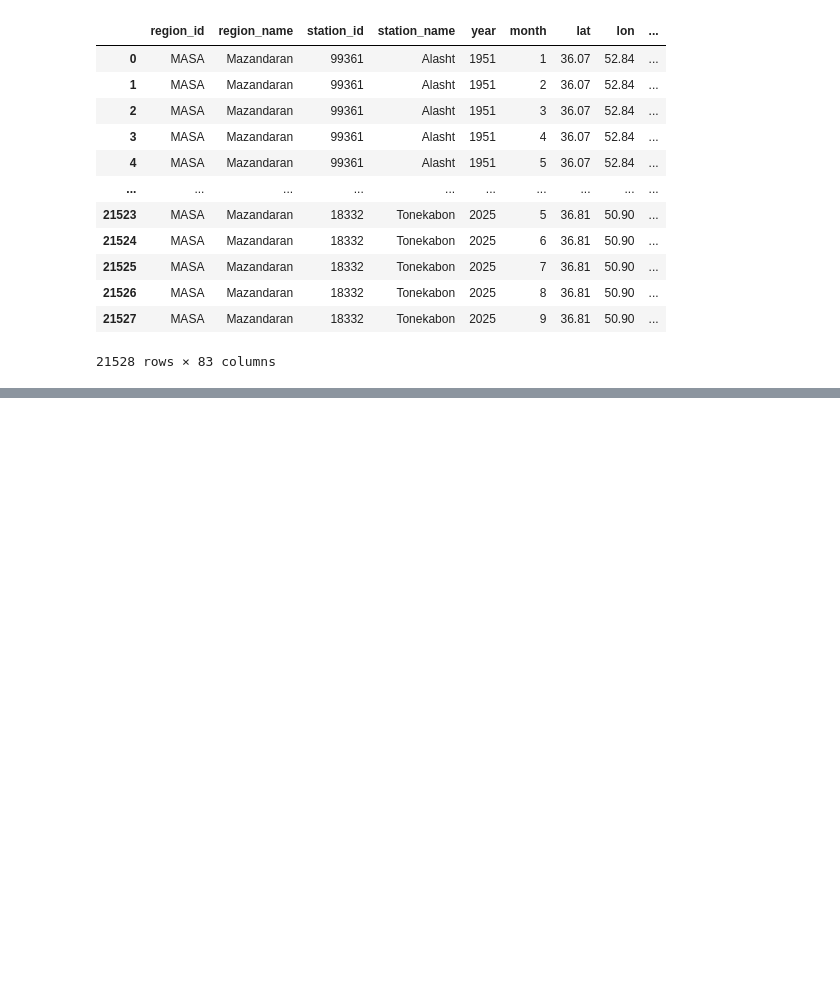
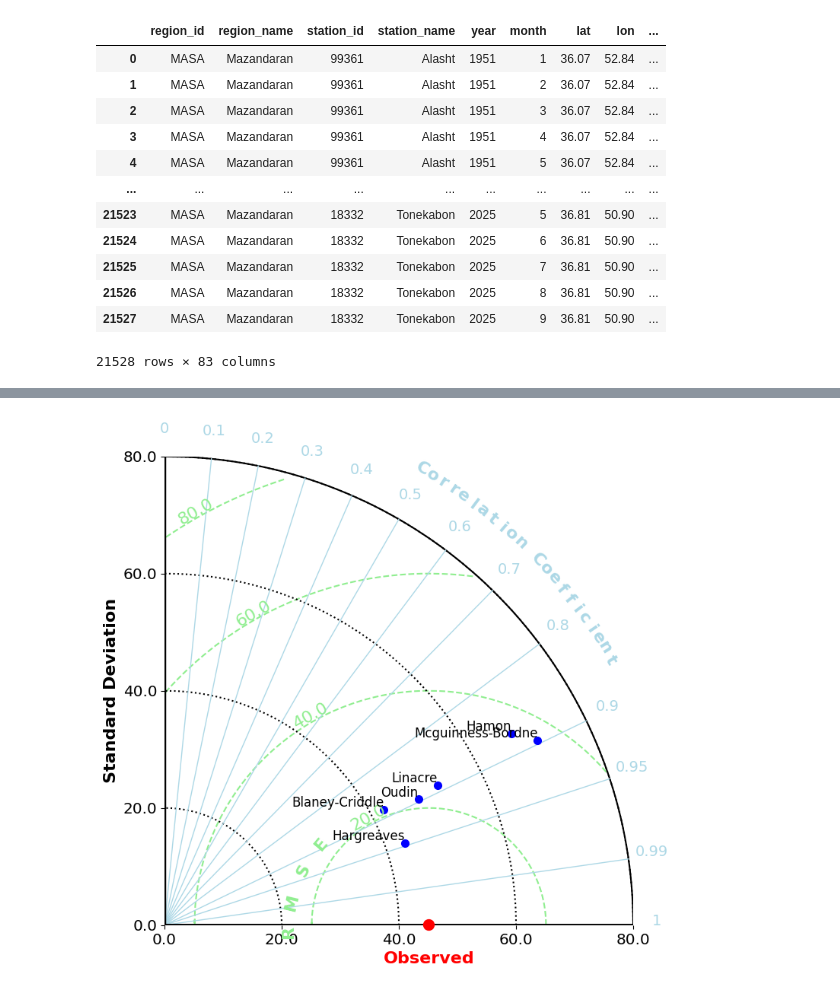
Before and after one commit to hydrocodeir/Potential-Evapotranspiration, a Jupyter notebook: src/03_ٍExport_ETo.ipynb, the cells around one changed output, grey strips where cells are left out. Cells and saved outputs as stored; diff of their text form; code cells hidden in the pictures; blank space fills up the shorter version.

```diff
--- a/src/03_ٍExport_ETo.ipynb
+++ b/src/03_ٍExport_ETo.ipynb
@@ -22,7 +24,7 @@ pd.set_option('display.max_colwidth', None)
 # %% [markdown]
 # Load Data
 # %%
-FOLDER_PATH = "D:\\Pooya\\Storegs\\Dropbox\\IRIMO\Export\\"
+FOLDER_PATH = "C:\\Users\\Pooya\\Dropbox\\IRIMO\\Export\\"
 monthly_data = pd.read_parquet(path=FOLDER_PATH + "Iran_Monthly_ETo_1951_2025.parquet")
 monthly_daily_data = pd.read_parquet(path=FOLDER_PATH + "Iran_Monthly_Daily_ETo_1951_2025.parquet")
 # %% [markdown]
@@ -68,3 +70,6 @@ monthly_daily_data_selected
 | 21526 | MASA | Mazandaran | 18332 | Tonekabon | 2025 | 8 | 36.81 | 50.90 | ... |
 | 21527 | MASA | Mazandaran | 18332 | Tonekabon | 2025 | 9 | 36.81 | 50.90 | ... |
 21528 rows × 83 columns
+# %%
+df = monthly_daily_data_selected.dropna(subset=["FAO-56"])
+df
@@ -70,0 +113,56 @@ monthly_daily_data_selected
+# %%
+model_names = ['Blaney-Criddle', 'Hamon', 'Linacre', 'Mcguinness-Bordne', 'Hargreaves', 'Oudin']
+stddevs = []
+correlations = []
+rmses = []
+std_obss = []
+
+for model in model_names:
+    valid_data = df[['FAO-56', f"{model}"]].dropna()
+    observed = valid_data['FAO-56'].values
+    modeled = valid_data[f"{model}"].values
+
+    std_model = np.std(modeled)
+    std_obs = np.std(observed)
+    cor = np.corrcoef(observed, modeled)[0, 1]
+    # rmse = np.sqrt(std_model**2 + std_obs**2 - 2 * std_model * std_obs * cor)
+    rmse = np.sqrt(np.mean((observed - modeled) ** 2))
+
+    stddevs.append(std_model)
+    correlations.append(cor)
+    rmses.append(rmse)
+    std_obss.append(std_obs)
+
+
+stddevs.insert(0, np.std(df[['FAO-56']].dropna()).values[0])
+rmses.insert(0, 0)
+correlations.insert(0, 1)
+
+stddevs = np.array(stddevs)
+correlations = np.array(correlations)
+rmses = np.array(rmses)
+std_obss = np.array(std_obss)
+
+plt.rcParams.update({'font.size': 14})
+fig, ax = plt.subplots(figsize=(8, 8))
+sm.taylor_diagram(
+    stddevs, rmses, correlations,
+    markerdisplayed='marker',
+    markerLabel=['Observed'] + model_names,
+    markerColor='blue',
+    markerSize=14,
+    colCOR='lightblue',
+    colrms='lightgreen',
+    colstd='black',
+    styleCOR='-',
+    widthCOR=1,
+    titleOBS='Observed',
+    # styleOBS='-',
+    colOBS='red',
+    labelrms="RMSE",
+    markerobs = 'o'
+)
+# plt.legend(loc="upper right")
+plt.show()
+# %% [output]
+[figure, added]
```
Also changed, not shown: parts of 4 cells of this notebook, 2 other files.
